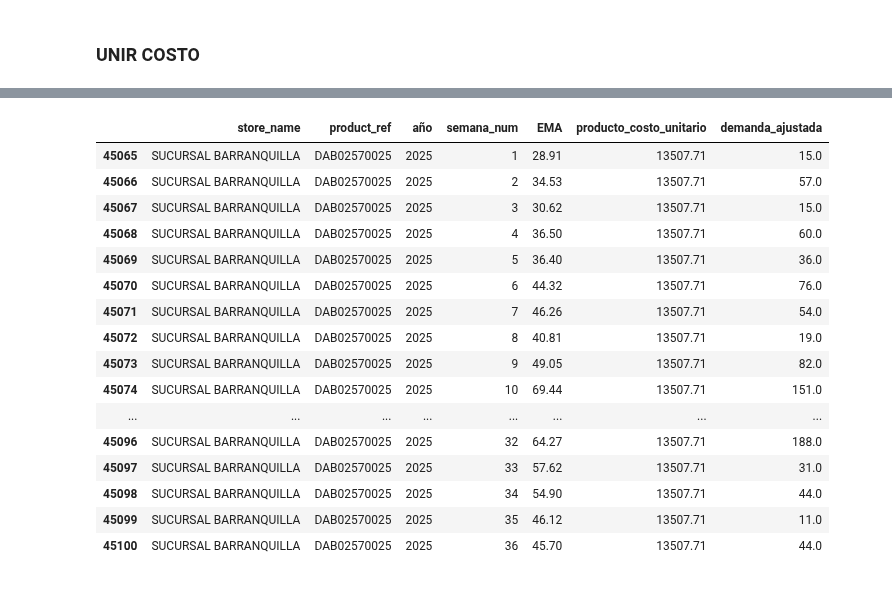
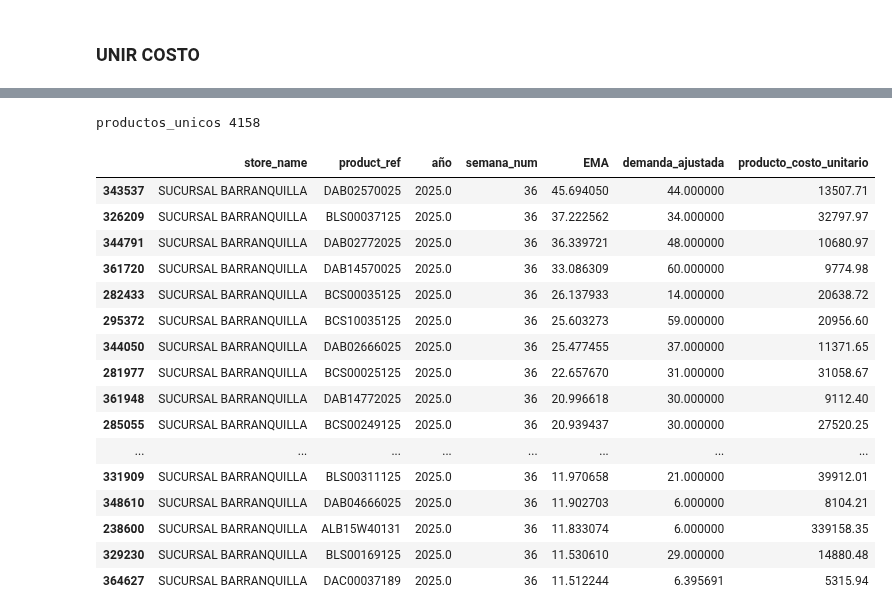
Before and after one commit to FiltrosDonsson/Proyectos-Data-analyst, a Jupyter notebook: MODELO ABASTECIMIENTO/ema.ipynb, the cells around one changed output, grey strips where cells are left out. Drawn from its saved outputs; the diff is of its cells as text; code cells hidden in the pictures.

```diff
--- a/MODELO ABASTECIMIENTO/ema.ipynb
+++ b/MODELO ABASTECIMIENTO/ema.ipynb
@@ -451,2 +436,6 @@ df_with_demand1[["store_name","product_ref","Semana","sales","lost_sales","deman
+# %%
+print(f"productos_unicos",df_with_demand1["product_ref"].nunique())
+# %% [output]
+productos_unicos 4158
 # %%
 df_with_demand1["semana_num"] = df_with_demand1["Semana"].dt.isocalendar().week
@@ -453,26 +443,33 @@ df_with_demand1["semana_num"] = df_with_demand1["Semana"].dt.isocalendar().week
 # %%
-df_demand_2025 = df_with_demand1[df_with_demand1["año"]==2025]
+df_demand_2025 = df_with_demand1[df_with_demand1["año"]==2025] #Ajustar año
 
-demand_2025 = df_demand_2025[["store_name","product_ref","año","semana_num","EMA","producto_costo_unitario","demanda_ajustada"]]
 
-filtro_bq = demand_2025[(demand_2025["store_name"]=="SUCURSAL BARRANQUILLA") & (demand_2025["product_ref"].str.contains("DAB02570025"))]
+demand_2025 = df_demand_2025[["store_name","product_ref","año","semana_num","EMA","demanda_ajustada","producto_costo_unitario"]] #"producto_costo_unitario","demanda_ajustada"
 
-filtro_bq.head(36)
+demand_2025_36 = demand_2025[demand_2025["semana_num"]==36]  #Ajustar semana numero
+
+
+demand_2025_36.to_csv("ema_mio202536.csv")
+
+
+filtro_bq1 = demand_2025_36[demand_2025["store_name"]=="SUCURSAL BARRANQUILLA"].sort_values(by=("EMA"), ascending=False)
+
+filtro_bq1.head(30)
 # %% [output]
-|  | store_name | product_ref | año | semana_num | EMA | producto_costo_unitario | demanda_ajustada |
-| 45065 | SUCURSAL BARRANQUILLA | DAB02570025 | 2025 | 1 | 28.91 | 13507.71 | 15.0 |
-| 45066 | SUCURSAL BARRANQUILLA | DAB02570025 | 2025 | 2 | 34.53 | 13507.71 | 57.0 |
-| 45067 | SUCURSAL BARRANQUILLA | DAB02570025 | 2025 | 3 | 30.62 | 13507.71 | 15.0 |
-| 45068 | SUCURSAL BARRANQUILLA | DAB02570025 | 2025 | 4 | 36.50 | 13507.71 | 60.0 |
-| 45069 | SUCURSAL BARRANQUILLA | DAB02570025 | 2025 | 5 | 36.40 | 13507.71 | 36.0 |
-| 45070 | SUCURSAL BARRANQUILLA | DAB02570025 | 2025 | 6 | 44.32 | 13507.71 | 76.0 |
-| 45071 | SUCURSAL BARRANQUILLA | DAB02570025 | 2025 | 7 | 46.26 | 13507.71 | 54.0 |
-| 45072 | SUCURSAL BARRANQUILLA | DAB02570025 | 2025 | 8 | 40.81 | 13507.71 | 19.0 |
-| 45073 | SUCURSAL BARRANQUILLA | DAB02570025 | 2025 | 9 | 49.05 | 13507.71 | 82.0 |
-| 45074 | SUCURSAL BARRANQUILLA | DAB02570025 | 2025 | 10 | 69.44 | 13507.71 | 151.0 |
+|  | store_name | product_ref | año | semana_num | EMA | demanda_ajustada | producto_costo_unitario |
+| 343537 | SUCURSAL BARRANQUILLA | DAB02570025 | 2025.0 | 36 | 45.694050 | 44.000000 | 13507.71 |
+| 326209 | SUCURSAL BARRANQUILLA | BLS00037125 | 2025.0 | 36 | 37.222562 | 34.000000 | 32797.97 |
+| 344791 | SUCURSAL BARRANQUILLA | DAB02772025 | 2025.0 | 36 | 36.339721 | 48.000000 | 10680.97 |
+| 361720 | SUCURSAL BARRANQUILLA | DAB14570025 | 2025.0 | 36 | 33.086309 | 60.000000 | 9774.98 |
+| 282433 | SUCURSAL BARRANQUILLA | BCS00035125 | 2025.0 | 36 | 26.137933 | 14.000000 | 20638.72 |
+| 295372 | SUCURSAL BARRANQUILLA | BCS10035125 | 2025.0 | 36 | 25.603273 | 59.000000 | 20956.60 |
+| 344050 | SUCURSAL BARRANQUILLA | DAB02666025 | 2025.0 | 36 | 25.477455 | 37.000000 | 11371.65 |
+| 281977 | SUCURSAL BARRANQUILLA | BCS00025125 | 2025.0 | 36 | 22.657670 | 31.000000 | 31058.67 |
+| 361948 | SUCURSAL BARRANQUILLA | DAB14772025 | 2025.0 | 36 | 20.996618 | 30.000000 | 9112.40 |
+| 285055 | SUCURSAL BARRANQUILLA | BCS00249125 | 2025.0 | 36 | 20.939437 | 30.000000 | 27520.25 |
 | ... | ... | ... | ... | ... | ... | ... | ... |
-| 45096 | SUCURSAL BARRANQUILLA | DAB02570025 | 2025 | 32 | 64.27 | 13507.71 | 188.0 |
-| 45097 | SUCURSAL BARRANQUILLA | DAB02570025 | 2025 | 33 | 57.62 | 13507.71 | 31.0 |
-| 45098 | SUCURSAL BARRANQUILLA | DAB02570025 | 2025 | 34 | 54.90 | 13507.71 | 44.0 |
-| 45099 | SUCURSAL BARRANQUILLA | DAB02570025 | 2025 | 35 | 46.12 | 13507.71 | 11.0 |
-| 45100 | SUCURSAL BARRANQUILLA | DAB02570025 | 2025 | 36 | 45.70 | 13507.71 | 44.0 |
+| 331909 | SUCURSAL BARRANQUILLA | BLS00311125 | 2025.0 | 36 | 11.970658 | 21.000000 | 39912.01 |
+| 348610 | SUCURSAL BARRANQUILLA | DAB04666025 | 2025.0 | 36 | 11.902703 | 6.000000 | 8104.21 |
+| 238600 | SUCURSAL BARRANQUILLA | ALB15W40131 | 2025.0 | 36 | 11.833074 | 6.000000 | 339158.35 |
+| 329230 | SUCURSAL BARRANQUILLA | BLS00169125 | 2025.0 | 36 | 11.530610 | 29.000000 | 14880.48 |
+| 364627 | SUCURSAL BARRANQUILLA | DAC00037189 | 2025.0 | 36 | 11.512244 | 6.395691 | 5315.94 |
```
Also changed, not shown: parts of 19 cells of this notebook, 12 other files.
